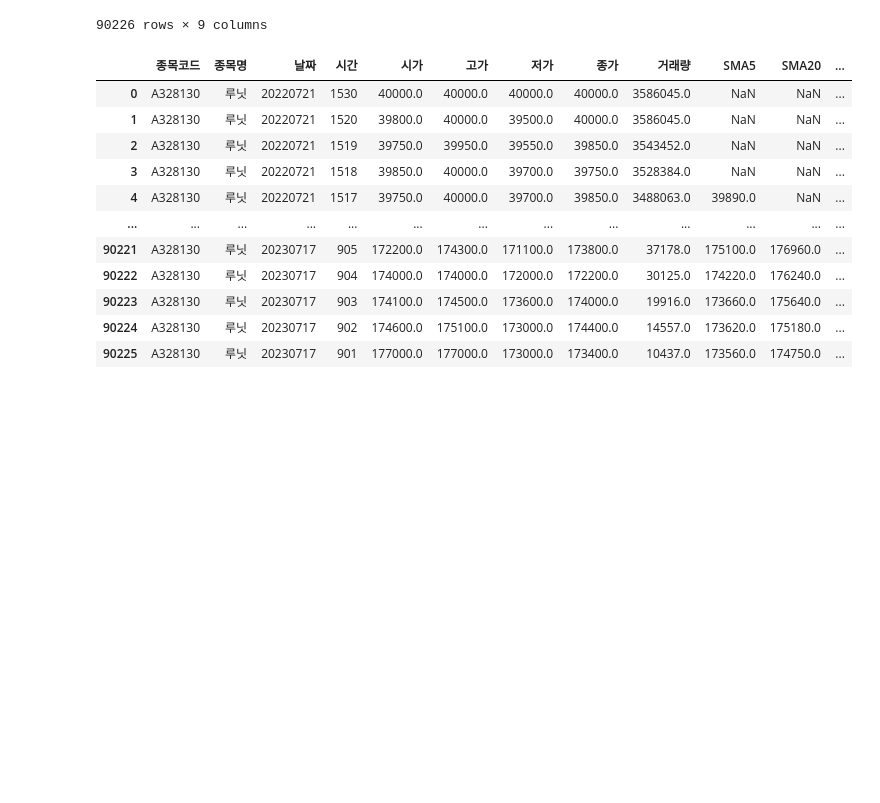
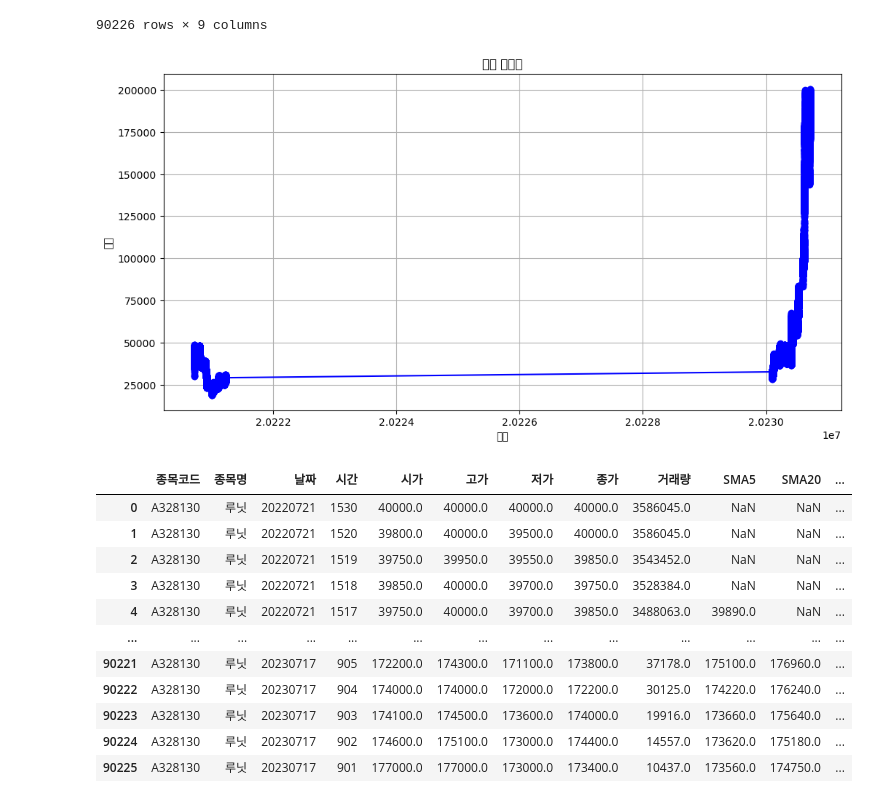
Before and after one commit to hahang13/---, a Jupyter notebook: stock/talib share.ipynb, the cells around one changed output. Cells and saved outputs as stored; diff of their text form; code cells hidden in the pictures; blank space fills up the shorter version.

```diff
--- a/stock/talib share.ipynb
+++ b/stock/talib share.ipynb
@@ -39,6 +39,35 @@ dataCp['MACD'] = macd
 ar_up, ar_dn = talib.AROON(dataCp['고가'], dataCp['저가'], timeperiod=14)
 dataCp['AROONUP'] = ar_up
 dataCp['AROONDN'] = ar_dn
+# %%
+import pandas as pd
+import matplotlib.pyplot as plt
+import matplotlib.dates as mdates
+
+# CSV 파일 경로 지정
+csv_file_path = './루닛 주식 데이터.csv'
+
+# CSV 파일 읽기 (날짜 컬럼을 파싱하여 날짜 형식으로 변환)
+df = pd.read_csv(csv_file_path, parse_dates=['날짜_컬럼_이름'])
+
+# 시계열 데이터가 있는 컬럼과 날짜 컬럼 선택
+time_series_column = '시계열_데이터_컬럼_이름'
+date_column = '날짜_컬럼_이름'
+
+# 시계열 그래프 그리기
+plt.figure(figsize=(12, 6))
+plt.plot(df[date_column], df[time_series_column], marker='o', linestyle='-', color='b')
+plt.xlabel('날짜')
+plt.ylabel('데이터 값')
+plt.title('시계열 그래프')
+
+# x 축의 눈금 간격 설정 (예: 하루 단위로 눈금 표시)
+plt.gca().xaxis.set_major_locator(mdates.DayLocator(interval=1))
+
+# x 축의 눈금 표시 형식 설정 (예: "%Y-%m-%d" 형식으로 표시)
+plt.gca
+# %% [output]
+[figure, added]
 # %%
 dataCp
 # %% [output]
```
Also changed, not shown: 12 other files.
